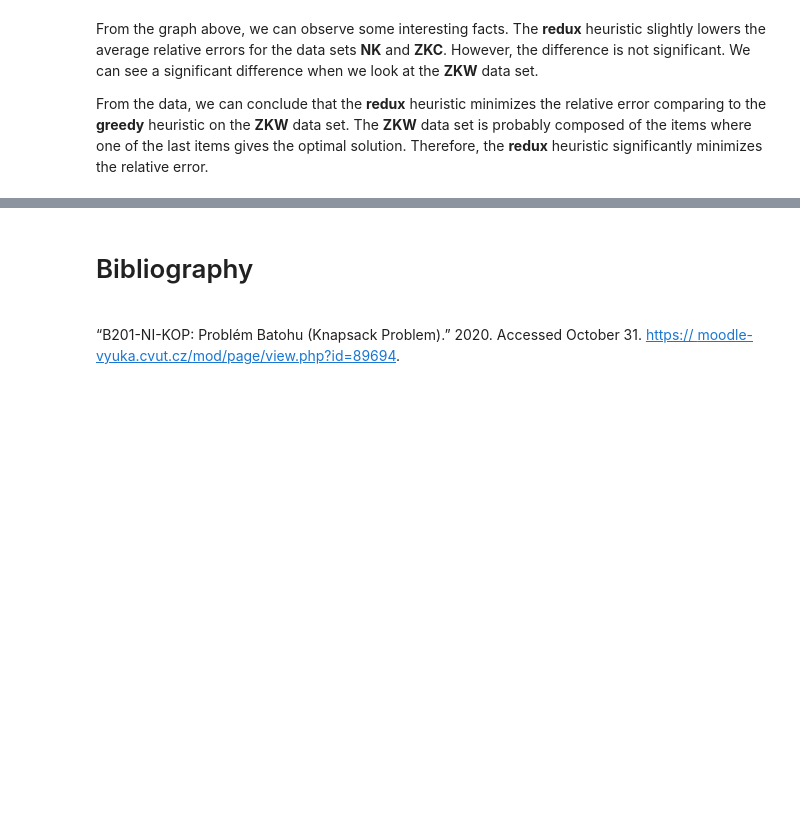
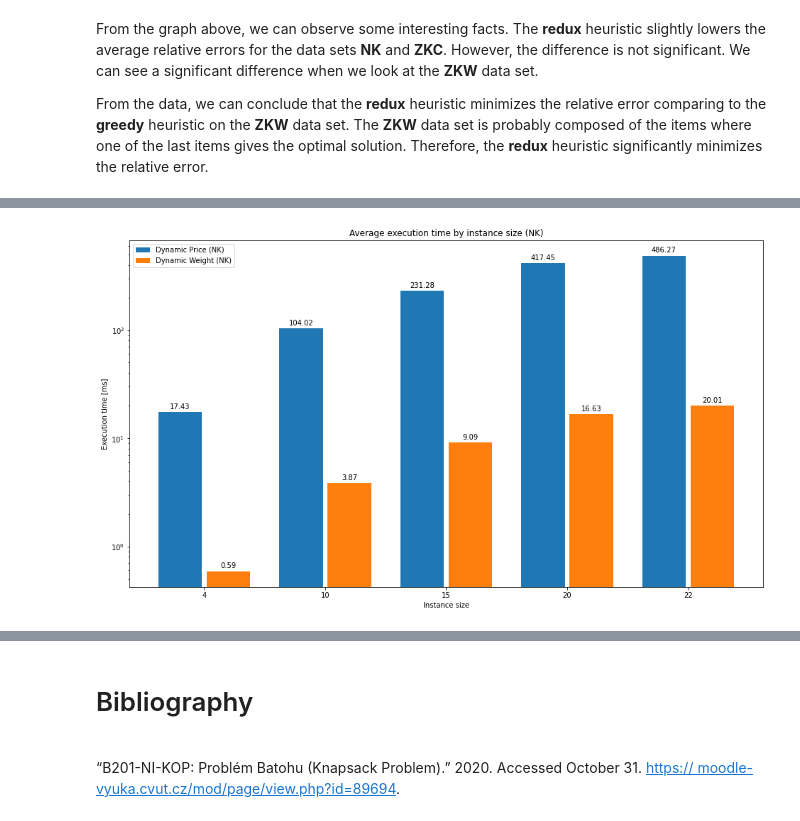
Before and after one commit to patrotom/combinatorial-optimization-problems, a Jupyter notebook: knapsack_heuristic/notebooks/knapsack_heuristic.ipynb, the cells around one changed output, grey strips where cells are left out. Saved outputs shown, nothing was run; the diff lists cells and outputs as text; code cells hidden in the pictures; blank space fills up the shorter version.

```diff
--- a/knapsack_heuristic/notebooks/knapsack_heuristic.ipynb
+++ b/knapsack_heuristic/notebooks/knapsack_heuristic.ipynb
@@ -482,0 +615,6 @@ From the data, we can conclude that the **redux** heuristic minimizes the relati
+# %%
+fig, ax = plt.subplots()
+dynamic_graph(dynamic_data["NK"], ax, "NK")
+plt.show()
+# %% [output]
+[figure, added]
```
Also changed, not shown: parts of 26 cells of this notebook.
